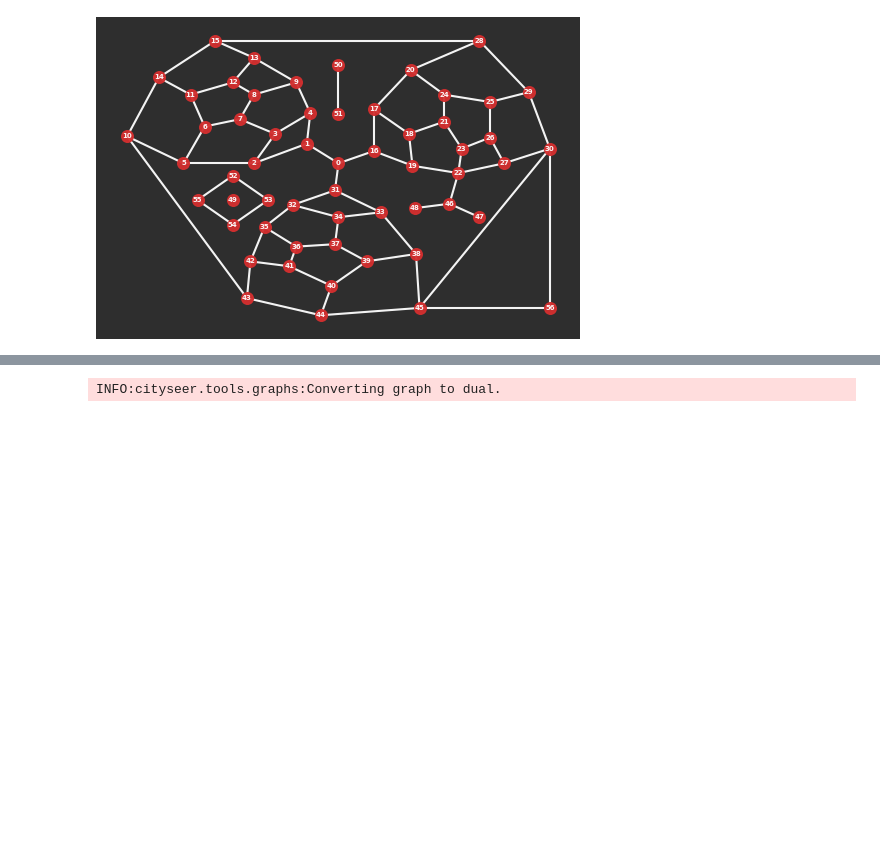
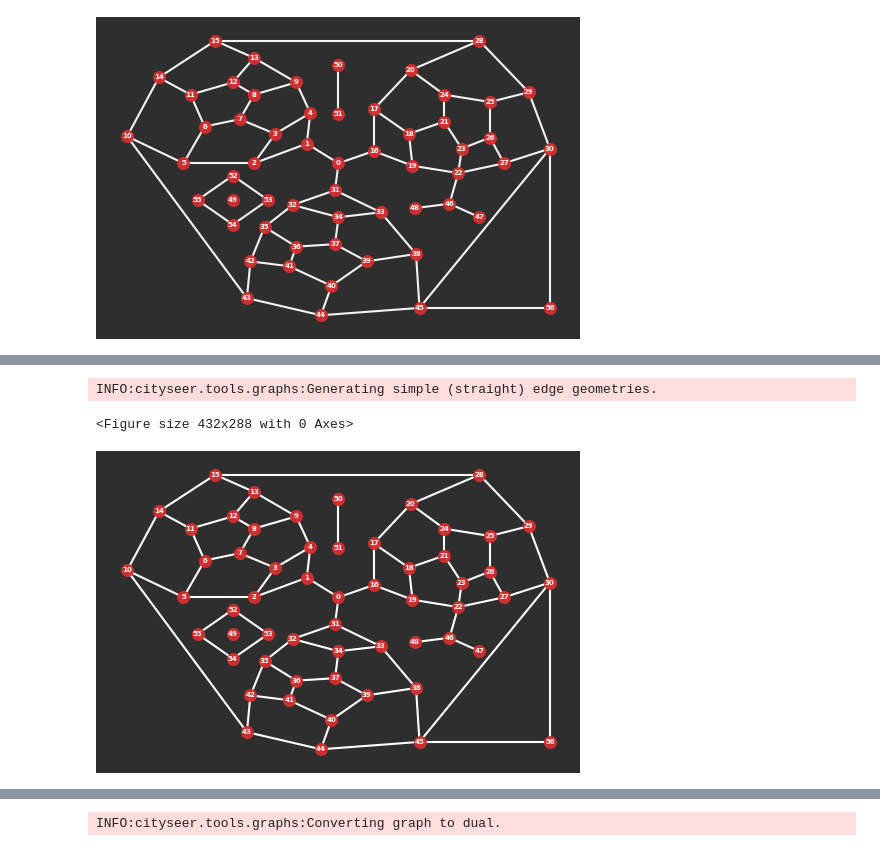
Before and after one commit to benchmark-urbanism/cityseer-api, a Jupyter notebook: demo_notebooks/getting_started.ipynb, the cells around one changed output, grey strips where cells are left out. Saved outputs shown, nothing was run; the diff lists cells and outputs as text; code cells hidden in the pictures; blank space fills up the shorter version.

```diff
--- a/demo_notebooks/getting_started.ipynb
+++ b/demo_notebooks/getting_started.ipynb
@@ -70 +65,8 @@ INFO:cityseer.tools.graphs:Generating simple (straight) edge geometries.
+# %%
+G = graphs.nX_simple_geoms(G)
+plot.plot_nX(G, labels=True, plot_geoms=True, dpi=100)
+# %% [output]
+INFO:cityseer.tools.graphs:Generating simple (straight) edge geometries.
+<Figure size 432x288 with 0 Axes>
+[figure, added]
 # %% [markdown]
```
Also changed, not shown: parts of 26 cells of this notebook, 3 other files.
